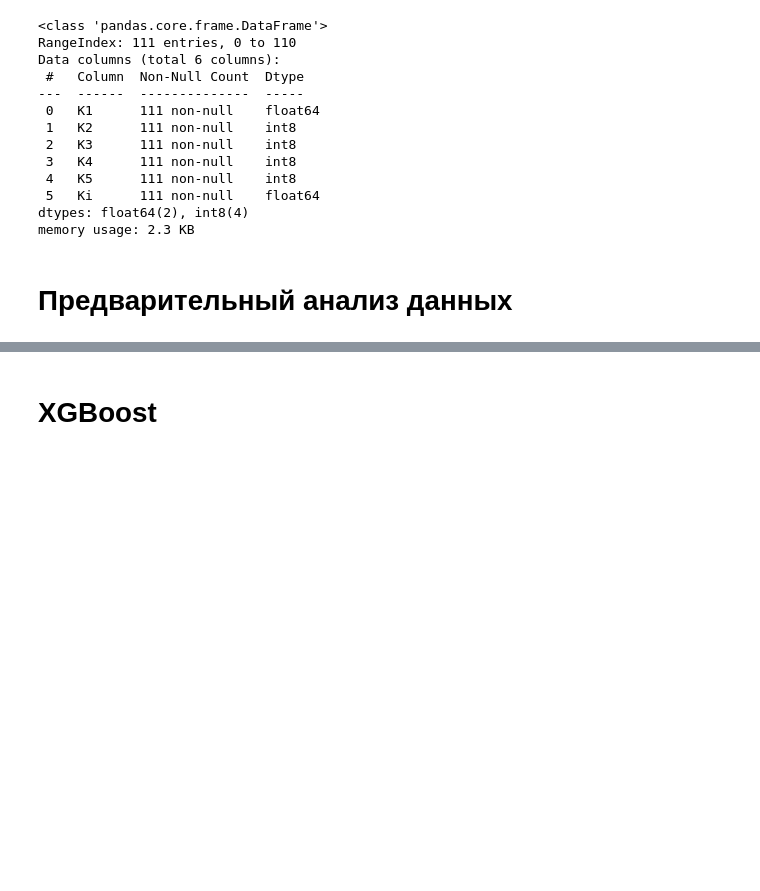
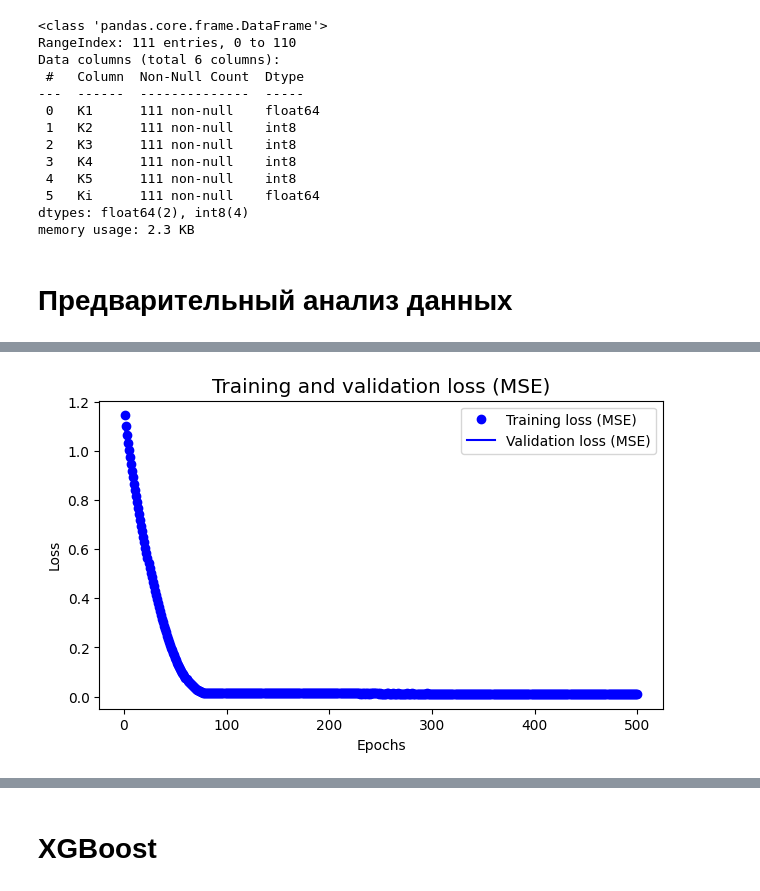
Before and after one commit to caapel/VKR_project, a Jupyter notebook: XGBoost.ipynb, the cells around one changed output, grey strips where cells are left out. Cells and saved outputs as stored; diff of their text form; code cells hidden in the pictures; blank space fills up the shorter version.

```diff
--- a/XGBoost.ipynb
+++ b/XGBoost.ipynb
@@ -132,0 +169,38 @@ plt.show()
+# %%
+# генерируем нейронную сеть MLP с двумя скрытыми слоем
+model = tf.keras.Sequential([
+    tf.keras.layers.Input(shape=(5,)),  # Явное указание входной формы
+    tf.keras.layers.Dense(32, activation='softmax'),
+    tf.keras.layers.Dense(32, activation='softmax'),
+    tf.keras.layers.Dense(1)
+])
+model.compile(optimizer = tf.keras.optimizers.RMSprop(learning_rate=0.001, rho=0.9),
+              loss='mean_squared_error',
+              metrics=['mae', 'mape'])
+
+history = model.fit(X_train, y_train, epochs=500, batch_size=11, validation_data=(X_test, y_test), verbose = 0)
+#model.predict(X_train)
+# %%
+# loss (MSE & MAE) history
+loss = history.history['loss']
+val_loss = history.history['val_loss']
+mae = history.history['mae']
+val_mae = history.history['val_mae']
+epochs = range(1, len(loss) + 1)
+# %%
+# MSE chart
+plt.figure(figsize=(16, 4))
+plt.subplot(1, 2, 2)
+plt.plot(epochs, loss, 'bo', label='Training loss (MSE)')
+plt.plot(epochs, val_loss, 'b', label='Validation loss (MSE)')
+plt.xlabel('Epochs')
+plt.ylabel('Loss')
+plt.legend()
+
+plt.rcParams['font.family'] = 'Palatino Linotype'
+plt.rcParams['font.size'] = 12
+#plt.savefig('pictures/loss_MSE.png', dpi = 300, transparent = True)
+plt.title('Training and validation loss (MSE)')
+plt.show()
+# %% [output]
+[figure, added]
```
Also changed, not shown: parts of 41 cells of this notebook.
